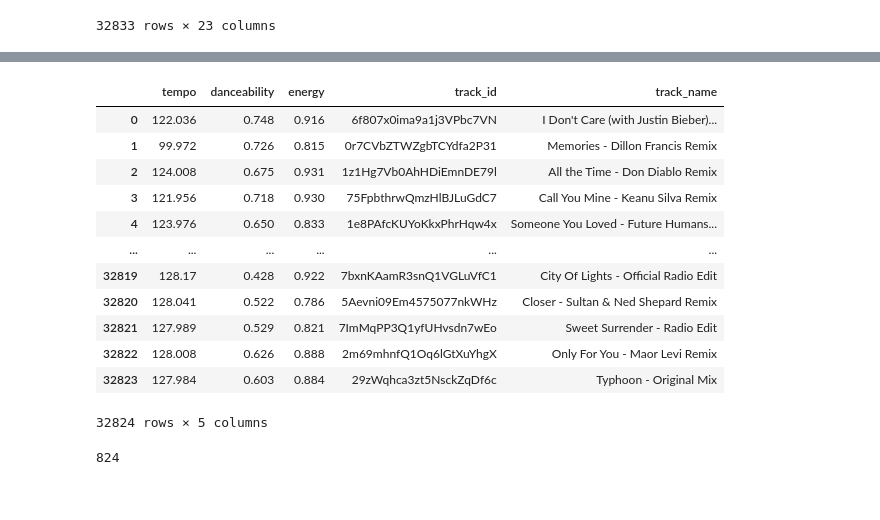
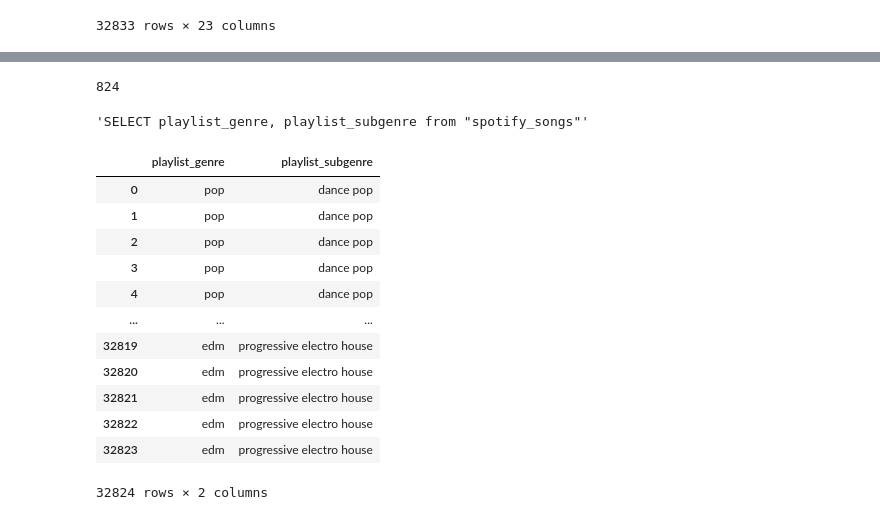
Before and after one commit to Doriandevs86/Projektwoche_SQL, a Jupyter notebook: src/database/How_to_connect_&_from_xls_to_pandas_to_sql.ipynb, the cells around one changed output, grey strips where cells are left out. Saved outputs shown, nothing was run; the diff lists cells and outputs as text; code cells hidden in the pictures.

```diff
--- a/src/database/How_to_connect_&_from_xls_to_pandas_to_sql.ipynb
+++ b/src/database/How_to_connect_&_from_xls_to_pandas_to_sql.ipynb
@@ -59,17 +73 @@ dataframe = pd.read_sql(select_stmt, engine)
-# %%
-dataframe
-# %% [output]
-|  | tempo | danceability | energy | track_id | track_name |
-| 0 | 122.036 | 0.748 | 0.916 | 6f807x0ima9a1j3VPbc7VN | I Don't Care (with Justin Bieber)... |
-| 1 | 99.972 | 0.726 | 0.815 | 0r7CVbZTWZgbTCYdfa2P31 | Memories - Dillon Francis Remix |
-| 2 | 124.008 | 0.675 | 0.931 | 1z1Hg7Vb0AhHDiEmnDE79l | All the Time - Don Diablo Remix |
-| 3 | 121.956 | 0.718 | 0.930 | 75FpbthrwQmzHlBJLuGdC7 | Call You Mine - Keanu Silva Remix |
-| 4 | 123.976 | 0.650 | 0.833 | 1e8PAfcKUYoKkxPhrHqw4x | Someone You Loved - Future Humans... |
-| ... | ... | ... | ... | ... | ... |
-| 32819 | 128.17 | 0.428 | 0.922 | 7bxnKAamR3snQ1VGLuVfC1 | City Of Lights - Official Radio Edit |
-| 32820 | 128.041 | 0.522 | 0.786 | 5Aevni09Em4575077nkWHz | Closer - Sultan & Ned Shepard Remix |
-| 32821 | 127.989 | 0.529 | 0.821 | 7ImMqPP3Q1yfUHvsdn7wEo | Sweet Surrender - Radio Edit |
-| 32822 | 128.008 | 0.626 | 0.888 | 2m69mhnfQ1Oq6lGtXuYhgX | Only For You - Maor Levi Remix |
-| 32823 | 127.984 | 0.603 | 0.884 | 29zWqhca3zt5NsckZqDf6c | Typhoon - Original Mix |
-32824 rows × 5 columns
 # %%
@@ -77,2 +75,24 @@ dataframe.to_sql("Tracks", engine)
 # %% [output]
 824
+# %%
+select_genre ='SELECT playlist_genre, playlist_subgenre from "spotify_songs"';
+select_genre
+# %% [output]
+'SELECT playlist_genre, playlist_subgenre from "spotify_songs"'
+# %%
+dataframe = pd.read_sql(select_genre, engine)
+dataframe
+# %% [output]
+|  | playlist_genre | playlist_subgenre |
+| 0 | pop | dance pop |
+| 1 | pop | dance pop |
+| 2 | pop | dance pop |
+| 3 | pop | dance pop |
+| 4 | pop | dance pop |
+| ... | ... | ... |
+| 32819 | edm | progressive electro house |
+| 32820 | edm | progressive electro house |
+| 32821 | edm | progressive electro house |
+| 32822 | edm | progressive electro house |
+| 32823 | edm | progressive electro house |
+32824 rows × 2 columns
```
Also changed, not shown: parts of 28 cells of this notebook, 1 other file.
